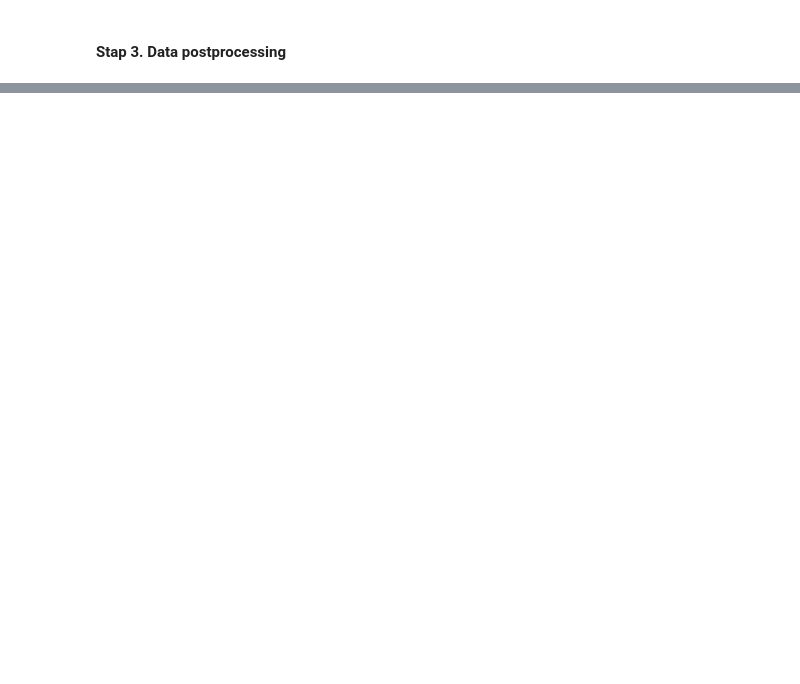
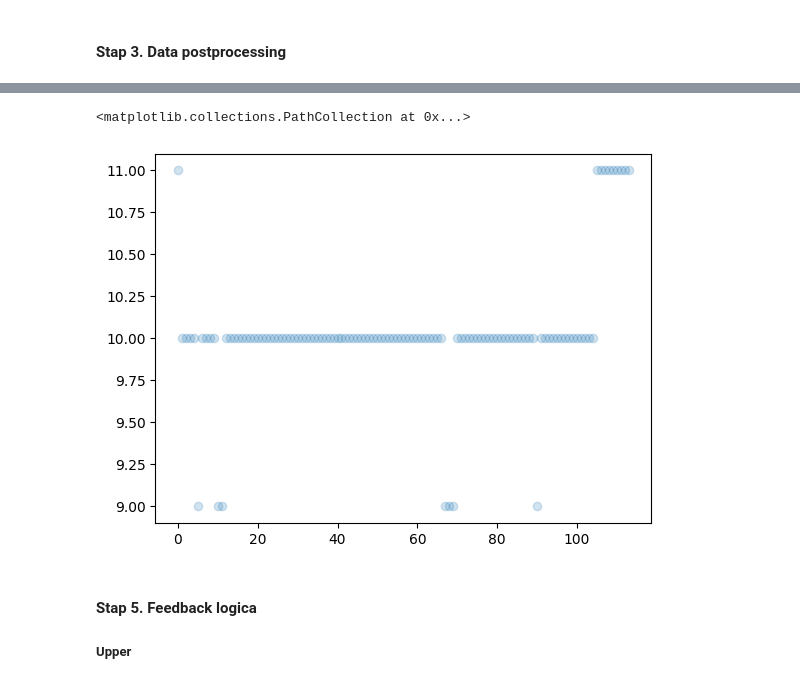
Before and after one commit to joostvanstreels/YOLOv8, a Jupyter notebook: runs/05 - Inference pose classification kNN.ipynb, the cells around one changed output, grey strips where cells are left out. Saved outputs shown, nothing was run; the diff lists cells and outputs as text; code cells hidden in the pictures; blank space fills up the shorter version.

```diff
--- a/runs/05 - Inference pose classification kNN.ipynb
+++ b/runs/05 - Inference pose classification kNN.ipynb
@@ -277,0 +238,4 @@ Pose found: touching face with probability: 0.56
+# %%
+features_lower = ['x_left_hip','x_right_hip','x_left_knee','x_right_knee','x_left_ankle','x_right_ankle','y_left_hip','y_right_hip','y_left_knee','y_right_knee','y_left_ankle','y_right_ankle', 'H', 'I']
+X_inference_lower = analytics_df[features_lower]
+X_inference_lower
@@ -277,0 +256,7 @@ Pose found: touching face with probability: 0.56
+# %%
+# Pickle laden
+# Keuze maken voor model
+
+knn_lower = pickle.load(open('knn_lower_YOLOv8m.pkl', 'rb'))
+#knn = pickle.load(open('knn_YOLOv8n.pkl', 'rb'))
+knn_lower
@@ -277,0 +265,2 @@ Pose found: touching face with probability: 0.56
+# %%
+y_inference_lower_pred = knn_lower.predict(X_inference_lower)
@@ -277,0 +288,10 @@ Pose found: touching face with probability: 0.56
+# %%
+import matplotlib.pyplot as plt
+plt.scatter(np.arange(0,len(y_inference_lower_pred)), y_inference_lower_pred, alpha=0.2)
+# %% [output]
+<matplotlib.collections.PathCollection at 0x...>
+[figure, added]
+# %% [markdown]
+#### Stap 5. Feedback logica
+
+##### Upper
```
Also changed, not shown: parts of 40 cells of this notebook, 4 other files.
